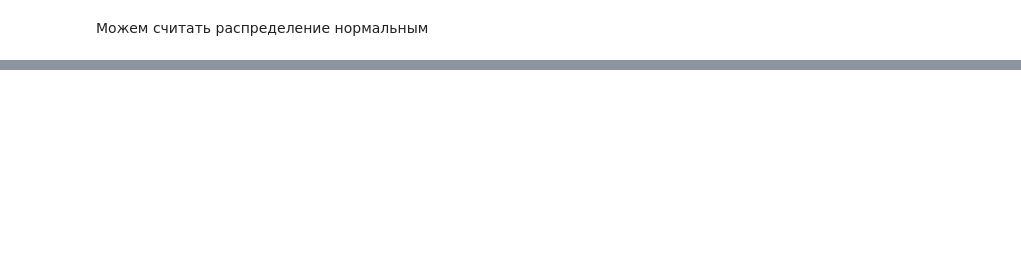
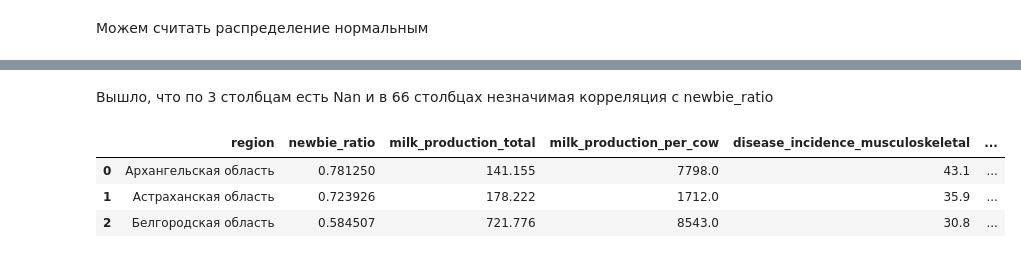
Before and after one commit to Alex12345432141242/abort-404, a Jupyter notebook: 5-verst.ipynb, the cells around one changed output, grey strips where cells are left out. Saved outputs shown, nothing was run; the diff lists cells and outputs as text; code cells hidden in the pictures; blank space fills up the shorter version.

```diff
--- a/5-verst.ipynb
+++ b/5-verst.ipynb
@@ -51,0 +64,4 @@ ShapiroResult(statistic=0.9577603279241281, pvalue=0.07661829586537218)
+# %%
+reg = newbie_ratios.merge(regions, how='left', on='region')
+print(reg.shape[0])
+display(reg.head(2))
@@ -51,0 +76,24 @@ ShapiroResult(statistic=0.9577603279241281, pvalue=0.07661829586537218)
+# %%
+# Фильтруем только целочисленные столбцы
+integer_columns = reg.select_dtypes(include=['number']).columns
+
+# Переменная для хранения незначимых переменных
+insignificant_vars = []
+
+# Обходим все целочисленные столбцы
+for col in integer_columns:
+
+    try:
+        if col != 'newbie_ratio':  # пропускаем целевую переменную
+        # Рассчитываем коэффициент корреляции Пирсона и p-значение
+            corr, p_value = stats.pearsonr(reg[col], reg['newbie_ratio'])
+
+        # Если p-значение больше 0.05, то переменная не стат значимо влияет на newbie_ratio
+            if p_value > 0.05:
+                insignificant_vars.append(col)
+    except Exception:
+        print(f'Nan по {col} столбцу есть')
+print()
+# Выводим все целочисленные переменные, которые не влияют стат значимо на newbie_ratio
+print("Неподходящие целочисленные переменные:", insignificant_vars)
+print(len(insignificant_vars))
@@ -51,0 +107,13 @@ ShapiroResult(statistic=0.9577603279241281, pvalue=0.07661829586537218)
+# %% [markdown]
+Вышло, что по 3 столбцам есть Nan и в 66 столбцах незначимая корреляция с newbie_ratio
+# %%
+# Удаляем незначимые переменные (по корреляции) из датафрейма
+reg = reg.drop(columns=insignificant_vars)
+# %%
+reg.head(3)
+# теперь все выглядит так
+# %% [output]
+|  | region | newbie_ratio | milk_production_total | milk_production_per_cow | disease_incidence_musculoskeletal | ... |
+| 0 | Архангельская область | 0.781250 | 141.155 | 7798.0 | 43.1 | ... |
+| 1 | Астраханская область | 0.723926 | 178.222 | 1712.0 | 35.9 | ... |
+| 2 | Белгородская область | 0.584507 | 721.776 | 8543.0 | 30.8 | ... |
```
Also changed, not shown: parts of 29 cells of this notebook.
